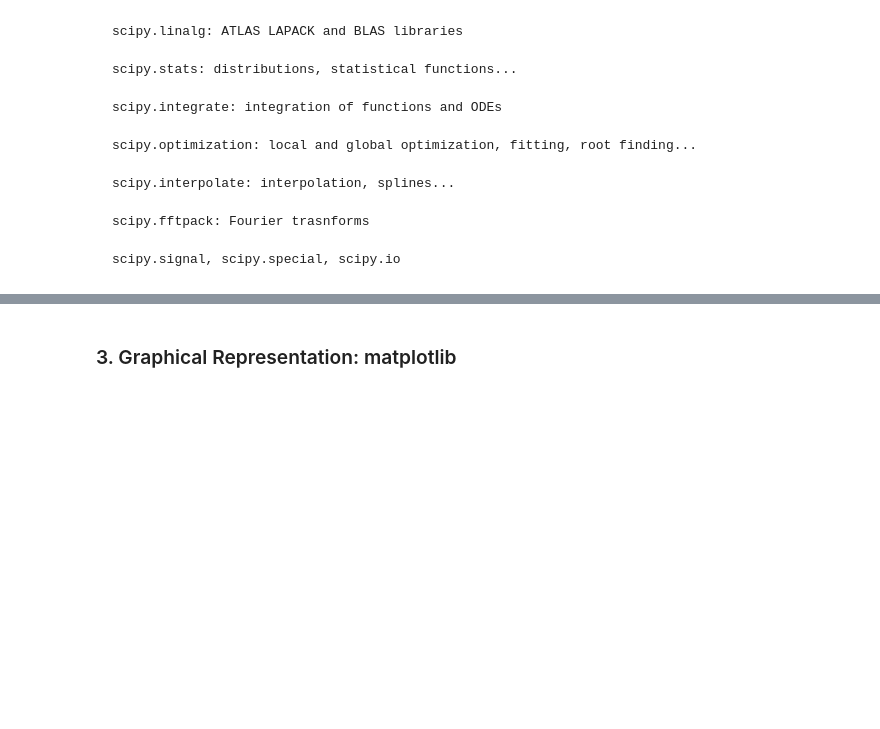
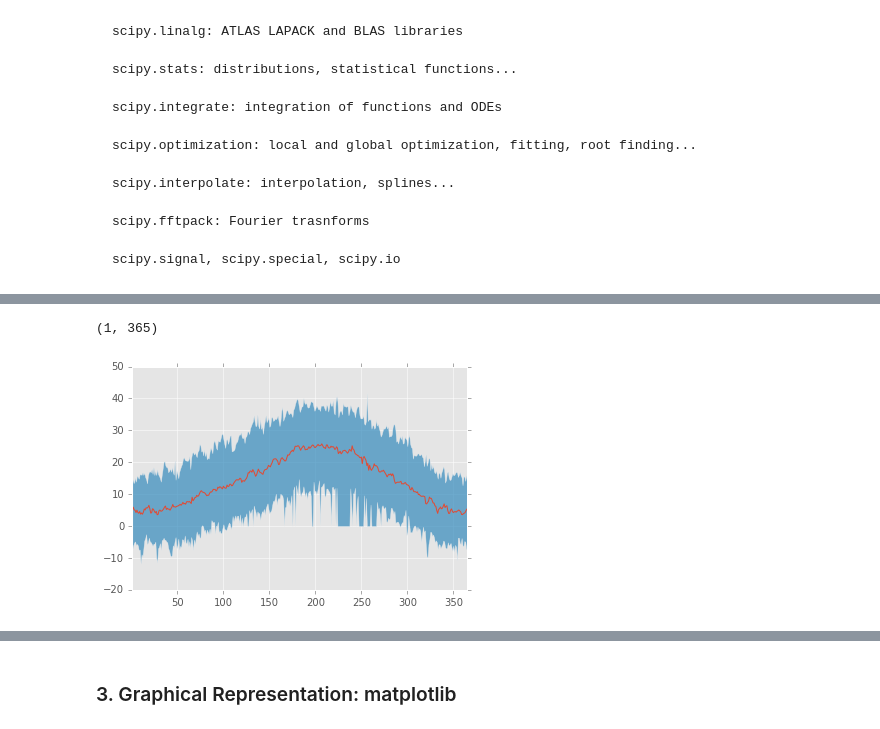
Before and after one commit to AeroPython/basic-python-packages-for-science, a Jupyter notebook: Basic Python Packages for Science.ipynb, the cells around one changed output, grey strips where cells are left out. Drawn from its saved outputs; the diff is of its cells as text; code cells hidden in the pictures; blank space fills up the shorter version.

```diff
--- a/Basic Python Packages for Science.ipynb
+++ b/Basic Python Packages for Science.ipynb
@@ -368,0 +388,4 @@ scipy.signal, scipy.special, scipy.io
+# %%
+temp_data = np.genfromtxt('data/M01_Center_Finca_temperature_data_2004_2015.csv',
+                          skip_header=1,
+                          delimiter=';')
@@ -368,0 +428,18 @@ scipy.signal, scipy.special, scipy.io
+# %%
+temp_data2 = np.zeros([365, 3, 12])
+
+for year in range(12):
+    temp_data2[:, :, year] = temp_data[year*365:(year+1)*365, :]
+# %%
+mean_mean = np.mean(temp_data2[:, 0, :], axis=1)
+max_max = np.max(temp_data2[:, 1, :], axis=1)
+min_min = np.min(temp_data2[:, 2, :], axis=1)
+# %%
+days = np.arange(1, 366)
+plt.style.use('ggplot')
+plt.fill_between(days, max_max, min_min, alpha=0.7)
+plt.plot(days, mean_mean)
+plt.xlim(1, 365)
+# %% [output]
+(1, 365)
+[figure, added]
```
Also changed, not shown: parts of 18 cells of this notebook, 2 other files.
